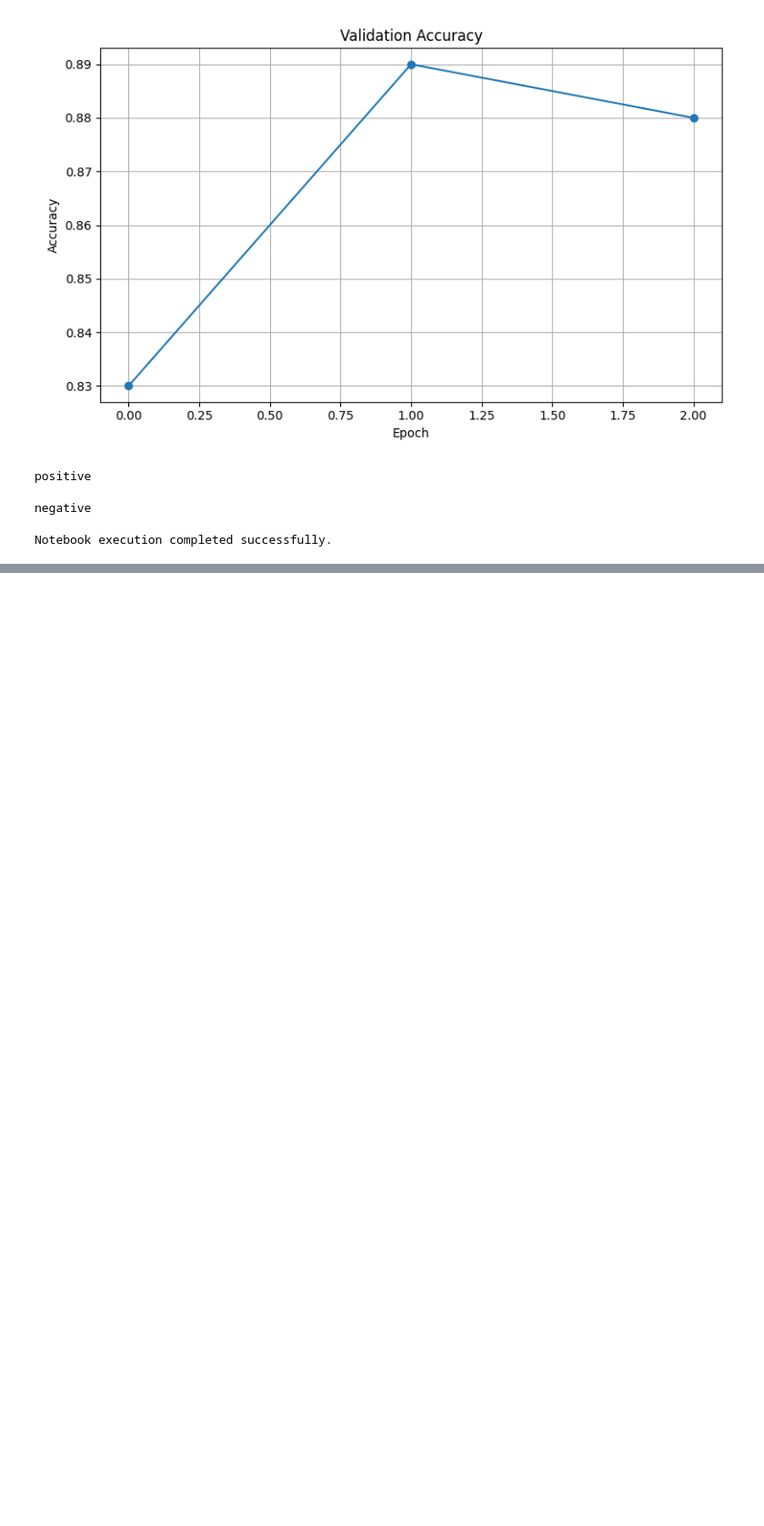
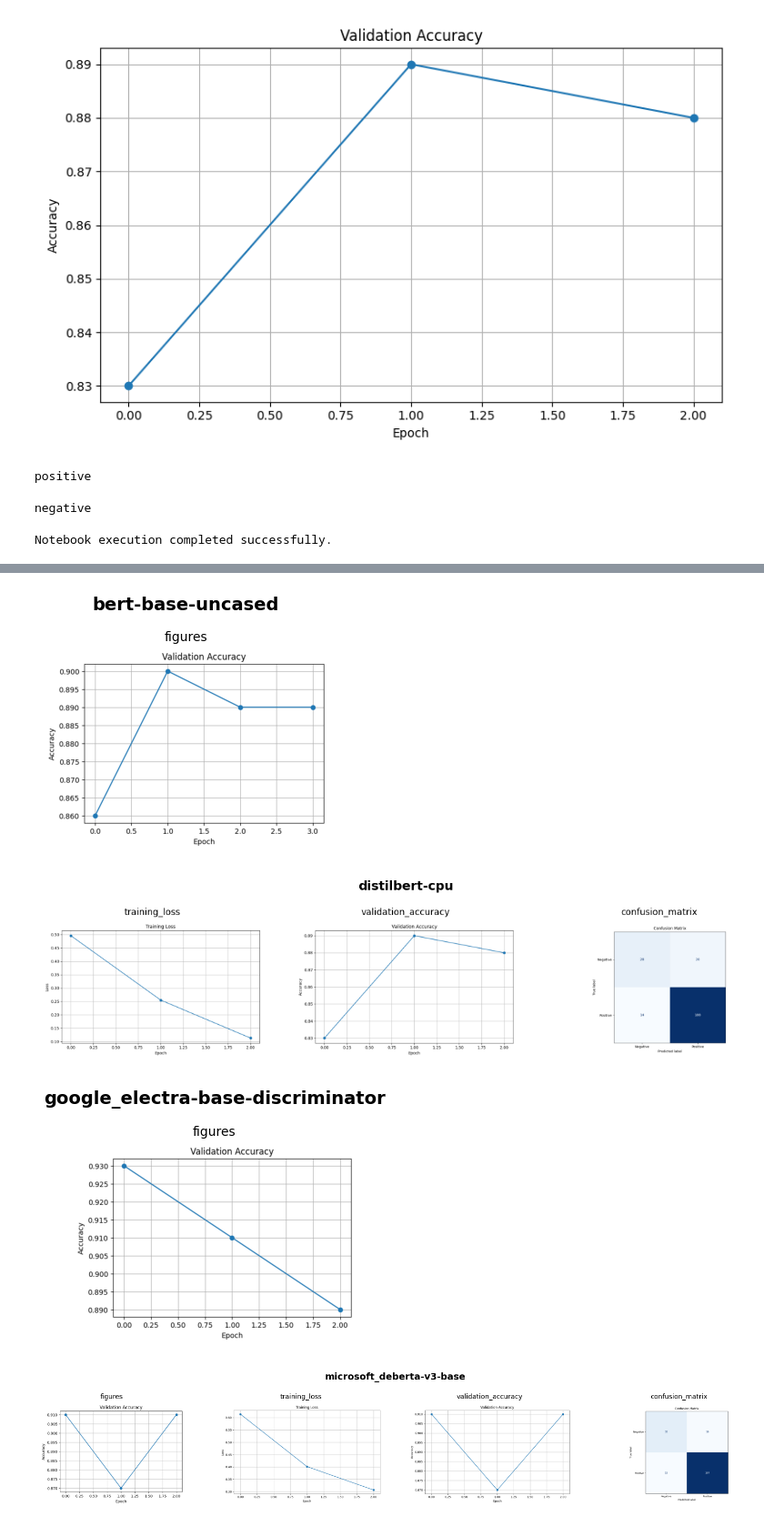
Before and after one commit to divziv/Low-Resource-Customer-Feedback-Sentiment-Analysis, a Jupyter notebook: sentiment_classifier.ipynb, the cells around one changed output, grey strips where cells are left out. Shown at 91% size. Saved outputs shown, nothing was run; the diff lists cells and outputs as text; code cells hidden in the pictures; blank space fills up the shorter version.

```diff
--- a/sentiment_classifier.ipynb
+++ b/sentiment_classifier.ipynb
@@ -216,0 +348,47 @@ Notebook execution completed successfully.
+# %%
+from pathlib import Path
+from PIL import Image
+import matplotlib.pyplot as plt
+
+image_names = [
+    "figures.png",
+    "training_loss.png",
+    "validation_accuracy.png",
+    "confusion_matrix.png"
+]
+
+for model_dir in sorted(Path("outputs").iterdir()):
+    if not model_dir.is_dir():
+        continue
+
+    existing_images = [
+        model_dir / img
+        for img in image_names
+        if (model_dir / img).exists()
+    ]
+
+    if not existing_images:
+        continue
+
+    cols = len(existing_images)
+
+    fig, axes = plt.subplots(1, cols, figsize=(4 * cols, 3))
+
+    if cols == 1:
+        axes = [axes]
+
+    fig.suptitle(model_dir.name, fontsize=14, fontweight="bold")
+
+    for ax, img_path in zip(axes, existing_images):
+        img = Image.open(img_path)
+        ax.imshow(img)
+        ax.set_title(img_path.stem, fontsize=10)
+        ax.axis("off")
+
+    plt.tight_layout()
+    plt.show()
+# %% [output]
+[figure, added]
+[figure, added]
+[figure, added]
+[figure, added]
```
Also changed, not shown: parts of 6 cells of this notebook, 1 other file.
